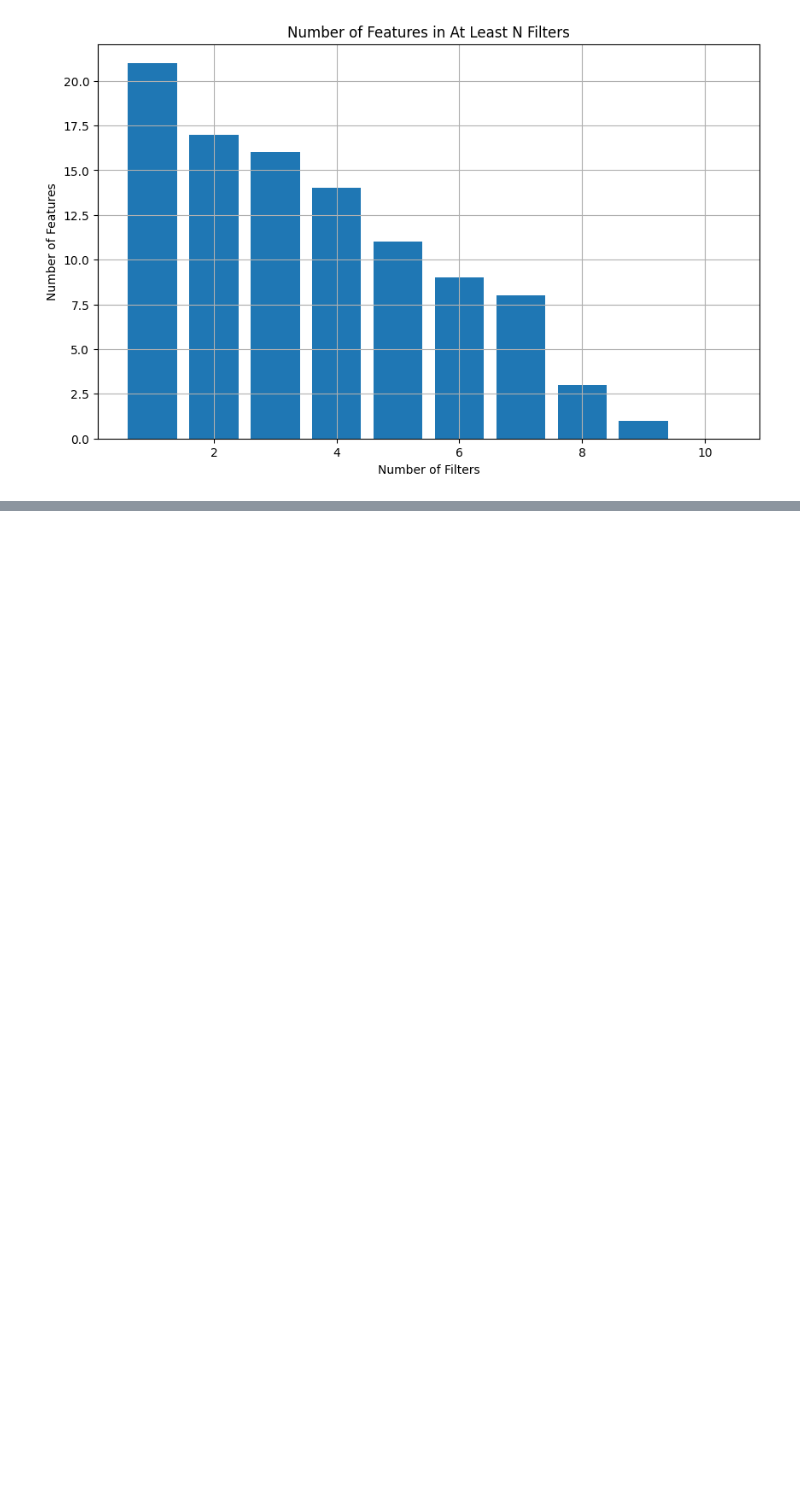
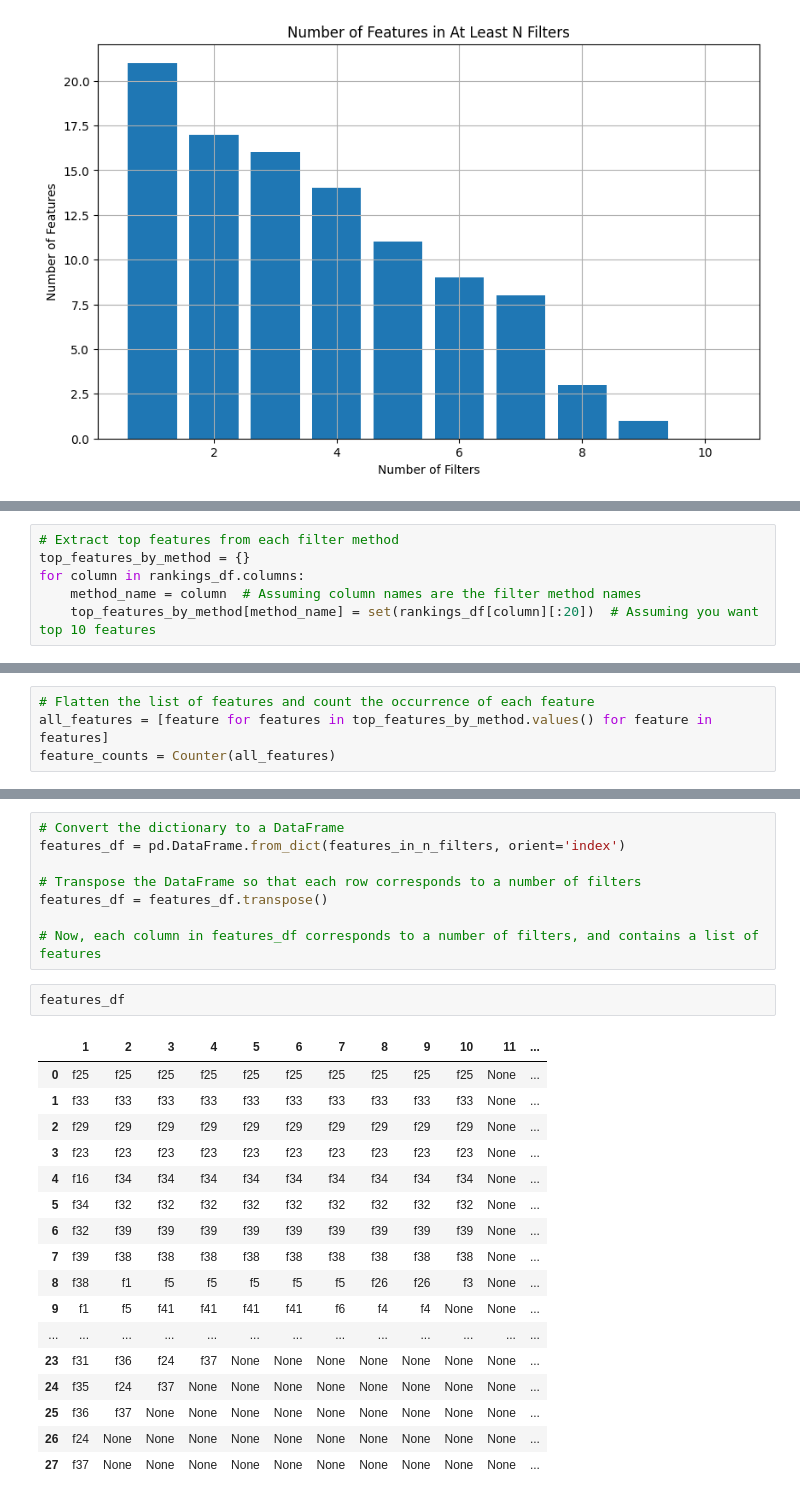
Before and after one commit to aravinds44/IntrusionDetection, a Jupyter notebook: NSL KDD/FeatureSelectionBinary/feature_ranking/feature_ensemble/top_features_in_filters.ipynb, the cells around one changed output, grey strips where cells are left out. Saved outputs shown, nothing was run; the diff lists cells and outputs as text; blank space fills up the shorter version.

```diff
--- a/NSL KDD/FeatureSelectionBinary/feature_ranking/feature_ensemble/top_features_in_filters.ipynb
+++ b/NSL KDD/FeatureSelectionBinary/feature_ranking/feature_ensemble/top_features_in_filters.ipynb
@@ -240,0 +243,6 @@ plt.show()
+# %%
+# Extract top features from each filter method
+top_features_by_method = {}
+for column in rankings_df.columns:
+    method_name = column  # Assuming column names are the filter method names
+    top_features_by_method[method_name] = set(rankings_df[column][:20])  # Assuming you want top 10 features
@@ -240,0 +269,4 @@ plt.show()
+# %%
+# Flatten the list of features and count the occurrence of each feature
+all_features = [feature for features in top_features_by_method.values() for feature in features]
+feature_counts = Counter(all_features)
@@ -240,0 +456,28 @@ plt.show()
+# %%
+# Convert the dictionary to a DataFrame
+features_df = pd.DataFrame.from_dict(features_in_n_filters, orient='index')
+
+# Transpose the DataFrame so that each row corresponds to a number of filters
+features_df = features_df.transpose()
+
+# Now, each column in features_df corresponds to a number of filters, and contains a list of features
+# %%
+features_df
+# %% [output]
+|  | 1 | 2 | 3 | 4 | 5 | 6 | 7 | 8 | 9 | 10 | 11 | ... |
+| 0 | f25 | f25 | f25 | f25 | f25 | f25 | f25 | f25 | f25 | f25 | None | ... |
+| 1 | f33 | f33 | f33 | f33 | f33 | f33 | f33 | f33 | f33 | f33 | None | ... |
+| 2 | f29 | f29 | f29 | f29 | f29 | f29 | f29 | f29 | f29 | f29 | None | ... |
+| 3 | f23 | f23 | f23 | f23 | f23 | f23 | f23 | f23 | f23 | f23 | None | ... |
+| 4 | f16 | f34 | f34 | f34 | f34 | f34 | f34 | f34 | f34 | f34 | None | ... |
+| 5 | f34 | f32 | f32 | f32 | f32 | f32 | f32 | f32 | f32 | f32 | None | ... |
+| 6 | f32 | f39 | f39 | f39 | f39 | f39 | f39 | f39 | f39 | f39 | None | ... |
+| 7 | f39 | f38 | f38 | f38 | f38 | f38 | f38 | f38 | f38 | f38 | None | ... |
+| 8 | f38 | f1 | f5 | f5 | f5 | f5 | f5 | f26 | f26 | f3 | None | ... |
+| 9 | f1 | f5 | f41 | f41 | f41 | f41 | f6 | f4 | f4 | None | None | ... |
+| ... | ... | ... | ... | ... | ... | ... | ... | ... | ... | ... | ... | ... |
+| 23 | f31 | f36 | f24 | f37 | None | None | None | None | None | None | None | ... |
+| 24 | f35 | f24 | f37 | None | None | None | None | None | None | None | None | ... |
+| 25 | f36 | f37 | None | None | None | None | None | None | None | None | None | ... |
+| 26 | f24 | None | None | None | None | None | None | None | None | None | None | ... |
+| 27 | f37 | None | None | None | None | None | None | None | None | None | None | ... |
```
Also changed, not shown: parts of 13 cells of this notebook.
